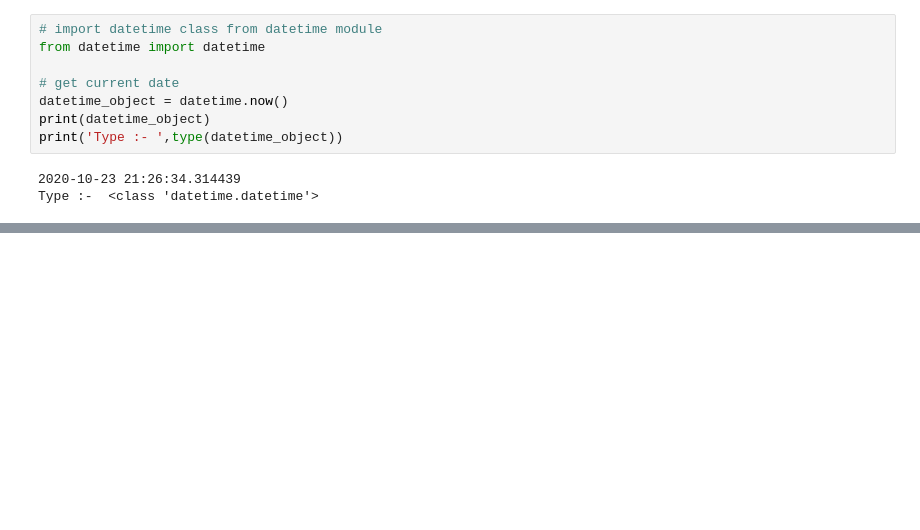
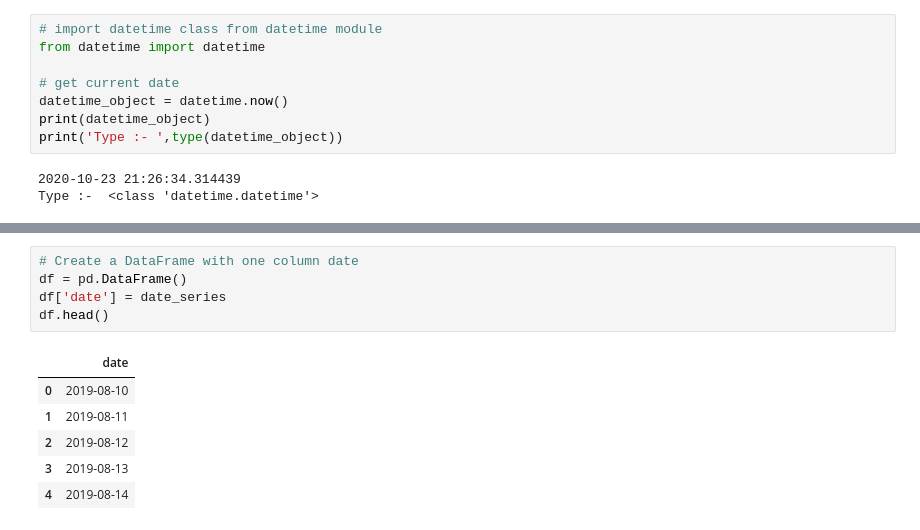
Before and after one commit to thimotyb/materials, a Jupyter notebook: datetime/datetime_tutorial.ipynb, the cells around one changed output, grey strips where cells are left out. Cells and saved outputs as stored; diff of their text form; blank space fills up the shorter version.

```diff
--- a/datetime/datetime_tutorial.ipynb
+++ b/datetime/datetime_tutorial.ipynb
@@ -15,0 +368,12 @@ Type :-  <class 'datetime.datetime'>
+# %%
+# Create a DataFrame with one column date
+df = pd.DataFrame()
+df['date'] = date_series
+df.head()
+# %% [output]
+|  | date |
+| 0 | 2019-08-10 |
+| 1 | 2019-08-11 |
+| 2 | 2019-08-12 |
+| 3 | 2019-08-13 |
+| 4 | 2019-08-14 |
```
Also changed, not shown: parts of 34 cells of this notebook.
